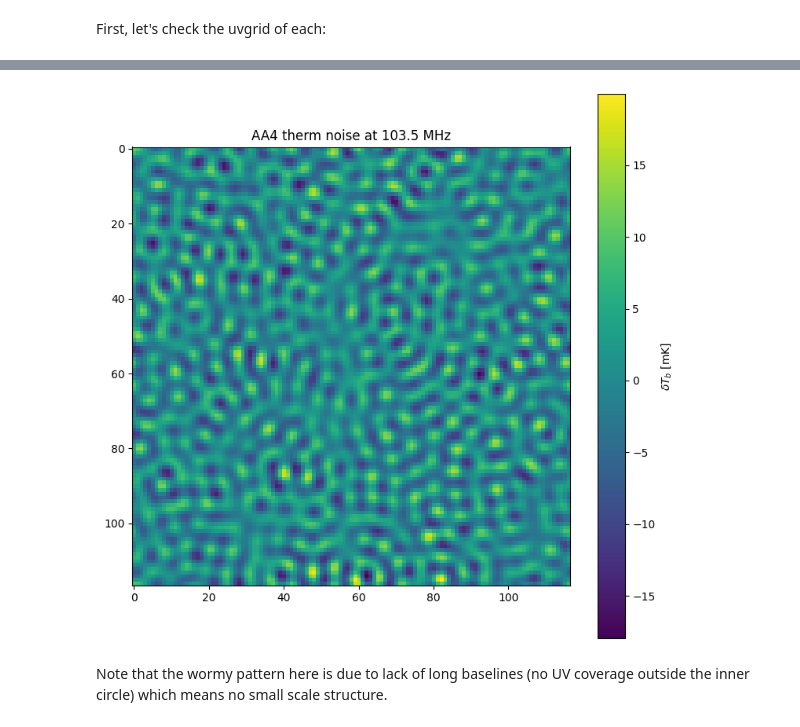
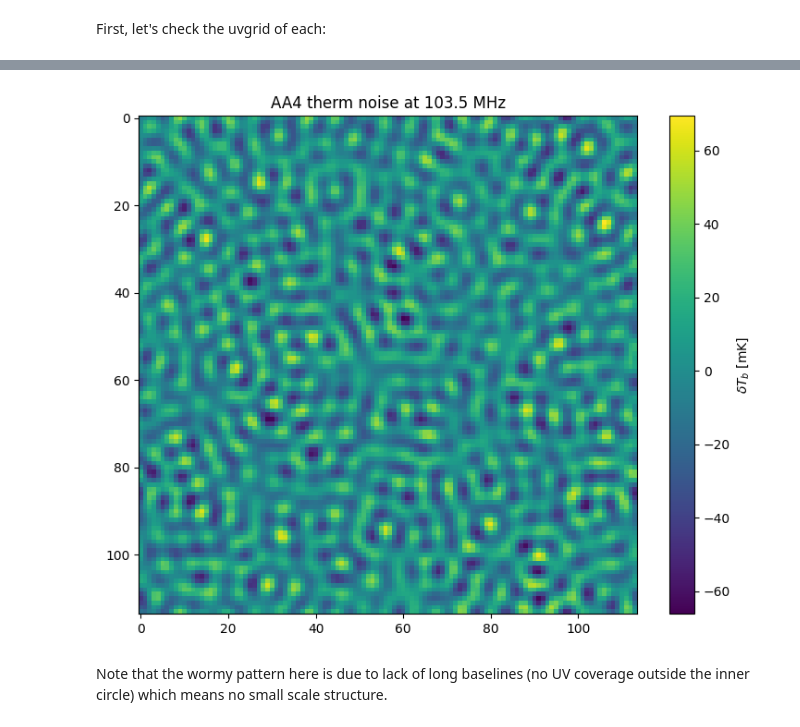
Before and after one commit to 21cmfast/tuesday, a Jupyter notebook: docs/tutorials/match_lc_noise_power_to_sense.ipynb, the cells around one changed output, grey strips where cells are left out. Cells and saved outputs as stored; diff of their text form; code cells hidden in the pictures.

```diff
--- a/docs/tutorials/match_lc_noise_power_to_sense.ipynb
+++ b/docs/tutorials/match_lc_noise_power_to_sense.ipynb
@@ -79,9 +92,6 @@ zmean = 15.0
 freq = 1420 / (1 + zmean) * un.MHz
 
 observatory = Observatory.from_ska(subarray_template="LOW_INNER_R350M_AA4")
-
-# Set the correct frequency
-observatory = observatory.clone(beam=observatory.beam.clone(frequency=freq))
 
 # Make an observation
 observation = Observation(
@@ -95,6 +105,7 @@ observation = Observation(
     tsky_amplitude=60.0 * un.K,  # to be consistent with tools21cm
     tsky_ref_freq=300.0 * un.MHz,
     spectral_index=2.55,
+    frequency=freq
 )
 # %% [markdown]
 Now, let's setup the lightcone to "exactly" match the 21cmSense calculation's resolutions:
@@ -111,7 +122,7 @@ Dz = Planck18.comoving_distance(zmean)
 
 # By equating the Delta u between 21cmSense and Tuesday LC,
 # we can compute L:
-boxlength = Dz / observatory.beam.uv_resolution
+boxlength = Dz / observatory.beam.uv_resolution(observation.frequency)
 
 # By equating the frequency channel width we can get the box resolution:
 nuprime = freq - observation.bandwidth / observation.n_channels
@@ -161,7 +172,9 @@ plt.scatter(
 # %% [markdown]
 ## Compute thermal noise RMS
 # %%
-ugrid_edges, sigma_uv, uv_coverage = compute_thermal_rms_uvgrid(
-    observation=observation, freqs=lc_freqs, box_length=boxlength, box_ncells=box_ncell
+ugrid_edges, vgrid_edges, uv_coverage = compute_uv_sampling(observation=observation, freqs=lc_freqs, box_length=boxlength, box_ncells=box_ncell)
+
+sigma_uv = compute_thermal_rms_uvgrid(
+    observation=observation, uv_coverage = uv_coverage, freqs=lc_freqs, box_length=boxlength,
 )
 # %% [markdown]
@@ -246,18 +276,16 @@ On the other hand, the `sample_lc_noise` convenience function does the entire no
 lc_noise = sample_from_rms_uvgrid(
     rms_noise=sigma_uv,
     seed=4,
-    nsamples=1,
-    window_fnc="boxcar",
-    return_in_uv=False,
+    nrealizations=30,
 )
 # %%
-plt.figure(figsize=(9, 9))
+plt.figure(figsize=(9, 7))
 im = plt.imshow(lc_noise[0, ..., 0].real.value)
 plt.colorbar(im, label=r"$\delta T_b$ [mK]")
 plt.title(f"AA4 therm noise at {np.round(lc_freqs[0].to_value('MHz'), 1)} MHz")
 plt.show()
 # %% [output]
-[figure, old version]
+[figure, new version]
 # %% [markdown]
 Note that the wormy pattern here is due to lack of long baselines (no UV coverage outside the inner circle) which means no small scale structure.
 # %% [markdown]
```
Also changed, not shown: parts of 75 cells of this notebook, 6 other files.
